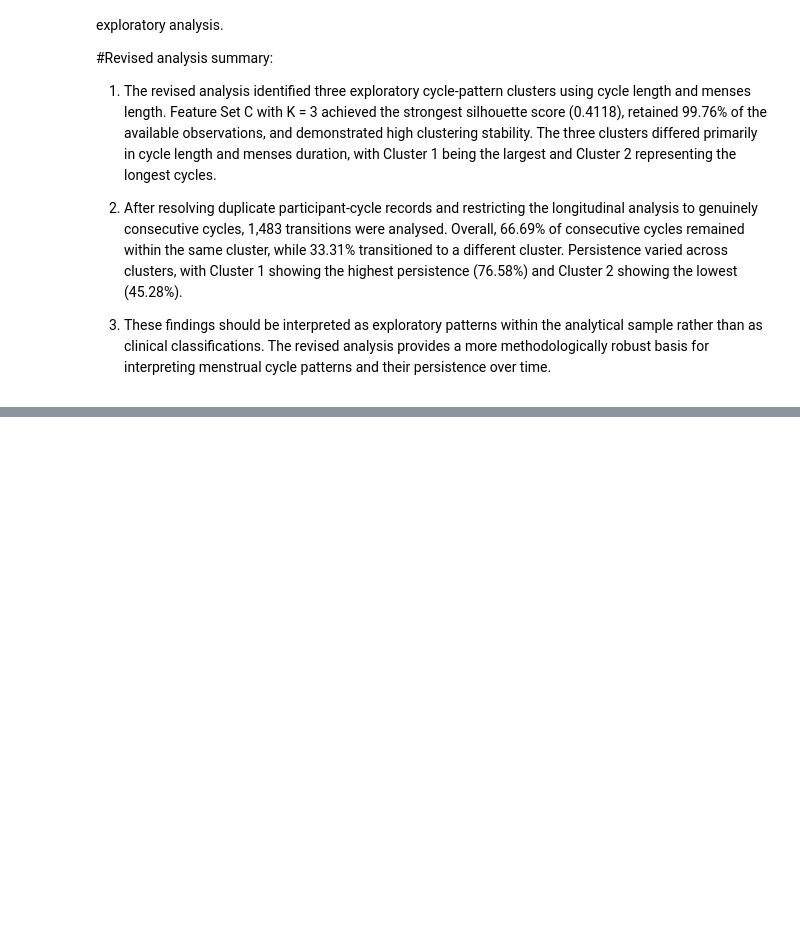
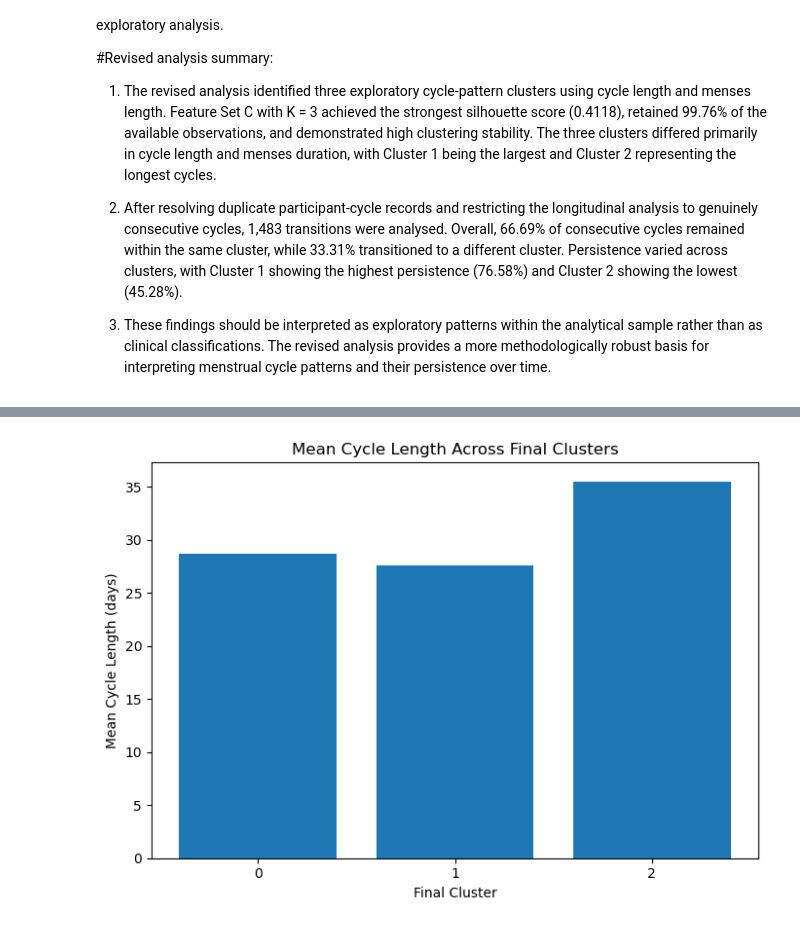
Before and after one commit to Siennawolfe/Thesis-Data-Assessment-01-Prarthana-Nataraj-Subash-, a Jupyter notebook: Data Quality Assessment.ipynb, the cells around one changed output, grey strips where cells are left out. Saved outputs shown, nothing was run; the diff lists cells and outputs as text; code cells hidden in the pictures; blank space fills up the shorter version.

```diff
--- a/Data Quality Assessment.ipynb
+++ b/Data Quality Assessment.ipynb
@@ -3448,0 +3562,20 @@ Following a review of the initial analysis and methodological feedback, several
+# %%
+#Cluster Profile Comparison
+#The mean cycle length is compared across the three final exploratory clusters to highlight differences in cycle duration.
+import matplotlib.pyplot as plt
+
+plt.figure(figsize=(7, 5))
+
+plt.bar(
+    final_cluster_profiles.index.astype(str),
+    final_cluster_profiles["LengthofCycle"]
+)
+
+plt.xlabel("Final Cluster")
+plt.ylabel("Mean Cycle Length (days)")
+plt.title("Mean Cycle Length Across Final Clusters")
+
+plt.tight_layout()
+plt.show()
+# %% [output]
+[figure, added]
```
Also changed, not shown: parts of 24 cells of this notebook.
